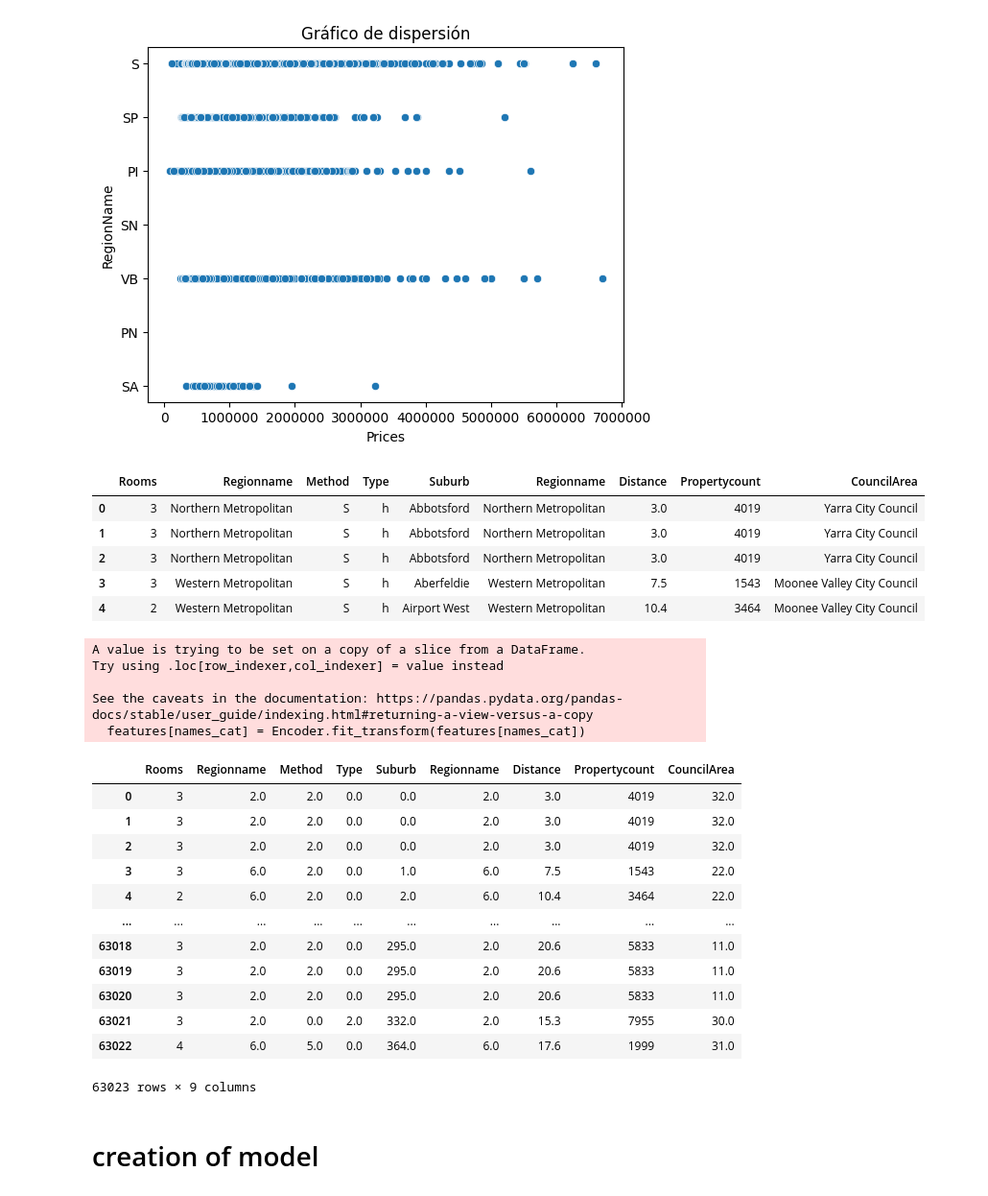
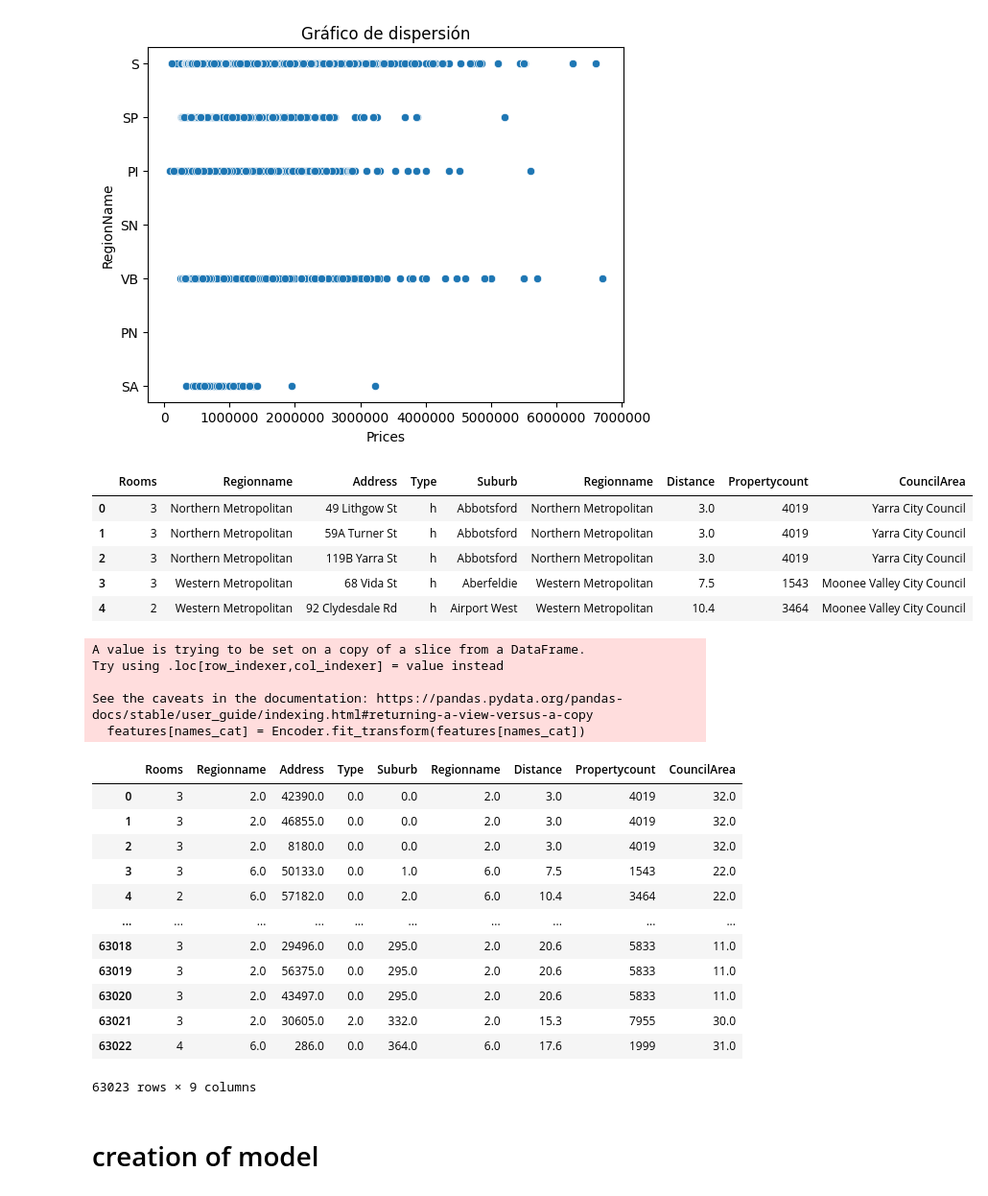
Before and after one commit to edoruin/KagglePractice, a Jupyter notebook: validation-knowledges-intro-ml.ipynb, the cells around one changed output. Shown at 96% size. Cells and saved outputs as stored; diff of their text form; code cells hidden in the pictures.

```diff
--- a/validation-knowledges-intro-ml.ipynb
+++ b/validation-knowledges-intro-ml.ipynb
@@ -99,16 +99,16 @@ plt.show()
 # %%
 #create de features variable with categorical and numericals variables
 
-features = data[['Rooms','Regionname', 'Method','Type','Suburb','Regionname', 'Distance', 'Propertycount', 'CouncilArea']]
+features = data[['Rooms','Regionname', 'Address','Type','Suburb','Regionname', 'Distance', 'Propertycount', 'CouncilArea']]
 
 features.head()
 # %% [output]
-|  | Rooms | Regionname | Method | Type | Suburb | Regionname | Distance | Propertycount | CouncilArea |
-| 0 | 3 | Northern Metropolitan | S | h | Abbotsford | Northern Metropolitan | 3.0 | 4019 | Yarra City Council |
-| 1 | 3 | Northern Metropolitan | S | h | Abbotsford | Northern Metropolitan | 3.0 | 4019 | Yarra City Council |
-| 2 | 3 | Northern Metropolitan | S | h | Abbotsford | Northern Metropolitan | 3.0 | 4019 | Yarra City Council |
-| 3 | 3 | Western Metropolitan | S | h | Aberfeldie | Western Metropolitan | 7.5 | 1543 | Moonee Valley City Council |
-| 4 | 2 | Western Metropolitan | S | h | Airport West | Western Metropolitan | 10.4 | 3464 | Moonee Valley City Council |
+|  | Rooms | Regionname | Address | Type | Suburb | Regionname | Distance | Propertycount | CouncilArea |
+| 0 | 3 | Northern Metropolitan | 49 Lithgow St | h | Abbotsford | Northern Metropolitan | 3.0 | 4019 | Yarra City Council |
+| 1 | 3 | Northern Metropolitan | 59A Turner St | h | Abbotsford | Northern Metropolitan | 3.0 | 4019 | Yarra City Council |
+| 2 | 3 | Northern Metropolitan | 119B Yarra St | h | Abbotsford | Northern Metropolitan | 3.0 | 4019 | Yarra City Council |
+| 3 | 3 | Western Metropolitan | 68 Vida St | h | Aberfeldie | Western Metropolitan | 7.5 | 1543 | Moonee Valley City Council |
+| 4 | 2 | Western Metropolitan | 92 Clydesdale Rd | h | Airport West | Western Metropolitan | 10.4 | 3464 | Moonee Valley City Council |
 # %%
 from sklearn.preprocessing import OrdinalEncoder #transform the categoricals  data in numerical data
 
@@ -125,18 +125,18 @@ Try using .loc[row_indexer,col_indexer] = value instead
 
 See the caveats in the documentation: https://pandas.pydata.org/pandas-docs/stable/user_guide/indexing.html#returning-a-view-versus-a-copy
   features[names_cat] = Encoder.fit_transform(features[names_cat])
-|  | Rooms | Regionname | Method | Type | Suburb | Regionname | Distance | Propertycount | CouncilArea |
-| 0 | 3 | 2.0 | 2.0 | 0.0 | 0.0 | 2.0 | 3.0 | 4019 | 32.0 |
-| 1 | 3 | 2.0 | 2.0 | 0.0 | 0.0 | 2.0 | 3.0 | 4019 | 32.0 |
-| 2 | 3 | 2.0 | 2.0 | 0.0 | 0.0 | 2.0 | 3.0 | 4019 | 32.0 |
-| 3 | 3 | 6.0 | 2.0 | 0.0 | 1.0 | 6.0 | 7.5 | 1543 | 22.0 |
-| 4 | 2 | 6.0 | 2.0 | 0.0 | 2.0 | 6.0 | 10.4 | 3464 | 22.0 |
+|  | Rooms | Regionname | Address | Type | Suburb | Regionname | Distance | Propertycount | CouncilArea |
+| 0 | 3 | 2.0 | 42390.0 | 0.0 | 0.0 | 2.0 | 3.0 | 4019 | 32.0 |
+| 1 | 3 | 2.0 | 46855.0 | 0.0 | 0.0 | 2.0 | 3.0 | 4019 | 32.0 |
+| 2 | 3 | 2.0 | 8180.0 | 0.0 | 0.0 | 2.0 | 3.0 | 4019 | 32.0 |
+| 3 | 3 | 6.0 | 50133.0 | 0.0 | 1.0 | 6.0 | 7.5 | 1543 | 22.0 |
+| 4 | 2 | 6.0 | 57182.0 | 0.0 | 2.0 | 6.0 | 10.4 | 3464 | 22.0 |
 | ... | ... | ... | ... | ... | ... | ... | ... | ... | ... |
-| 63018 | 3 | 2.0 | 2.0 | 0.0 | 295.0 | 2.0 | 20.6 | 5833 | 11.0 |
-| 63019 | 3 | 2.0 | 2.0 | 0.0 | 295.0 | 2.0 | 20.6 | 5833 | 11.0 |
-| 63020 | 3 | 2.0 | 2.0 | 0.0 | 295.0 | 2.0 | 20.6 | 5833 | 11.0 |
-| 63021 | 3 | 2.0 | 0.0 | 2.0 | 332.0 | 2.0 | 15.3 | 7955 | 30.0 |
-| 63022 | 4 | 6.0 | 5.0 | 0.0 | 364.0 | 6.0 | 17.6 | 1999 | 31.0 |
+| 63018 | 3 | 2.0 | 29496.0 | 0.0 | 295.0 | 2.0 | 20.6 | 5833 | 11.0 |
+| 63019 | 3 | 2.0 | 56375.0 | 0.0 | 295.0 | 2.0 | 20.6 | 5833 | 11.0 |
+| 63020 | 3 | 2.0 | 43497.0 | 0.0 | 295.0 | 2.0 | 20.6 | 5833 | 11.0 |
+| 63021 | 3 | 2.0 | 30605.0 | 2.0 | 332.0 | 2.0 | 15.3 | 7955 | 30.0 |
+| 63022 | 4 | 6.0 | 286.0 | 0.0 | 364.0 | 6.0 | 17.6 | 1999 | 31.0 |
 63023 rows × 9 columns
 # %% [markdown]
 # creation of model
```
Also changed, not shown: parts of 2 cells of this notebook.
